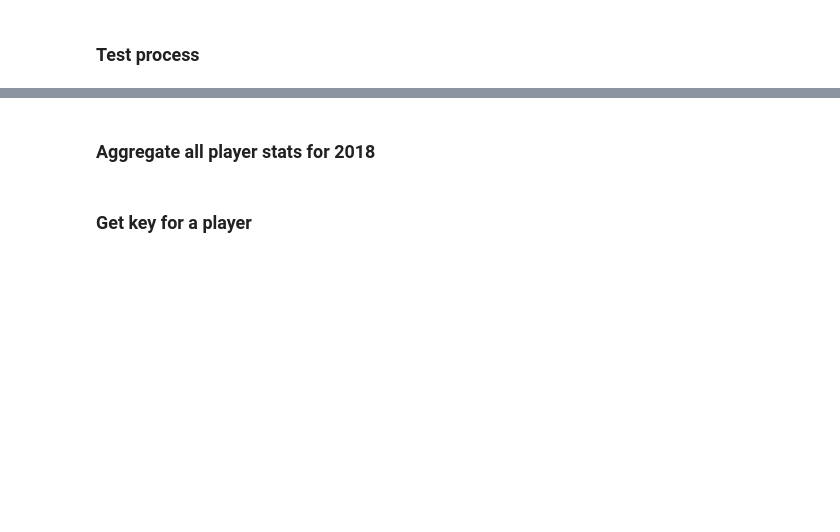
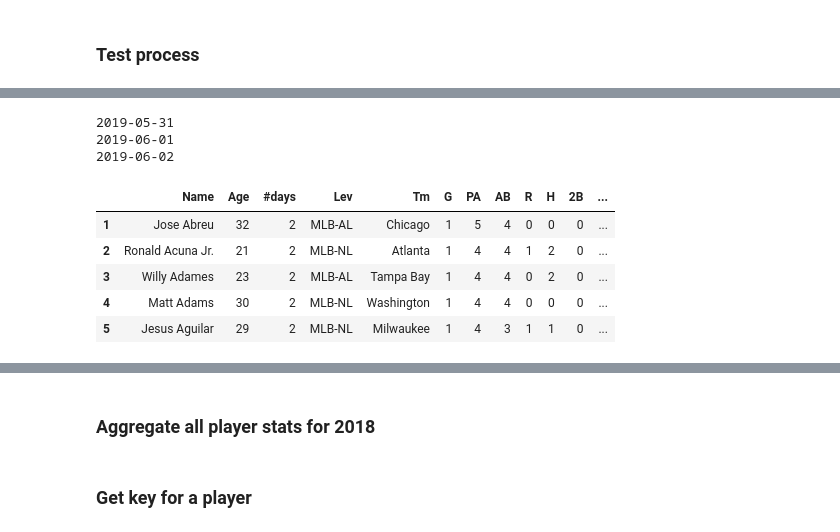
Before and after one commit to jessedow24/MLB_statTRAX, a Jupyter notebook: python/pybaseball_test.ipynb, the cells around one changed output, grey strips where cells are left out. Drawn from its saved outputs; the diff is of its cells as text; code cells hidden in the pictures; blank space fills up the shorter version.

Commit message:
# Bug fixes in regards to updating new data / saving CSV

```diff
--- a/python/pybaseball_test.ipynb
+++ b/python/pybaseball_test.ipynb
@@ -17,0 +62,31 @@ from process import batter_processing
+# %%
+#read_obj.update_raw_stats_df()
+import pybaseball as _pybaseball
+#dates_we_dont_got = ['2019-05-31', '2019-06-01', '2019-06-02']
+#new_df = _pd.DataFrame(preprocess.service.get_raw_stats(dates_we_dont_got))
+
+def get_raw_stats(season_days_so_far):
+        df_lst = []
+        for d in season_days_so_far:
+            print(d)
+            try:
+                tmp_df = _pybaseball.batting_stats_range(str(d), )
+                tmp_df['DATE'] = d
+                df_lst.append(tmp_df)
+            except:
+                continue
+        new_df = pd.concat(df_lst)
+        return new_df
+# %%
+df = get_raw_stats(['2019-05-31', '2019-06-01', '2019-06-02'])
+df.head()
+# %% [output]
+2019-05-31
+2019-06-01
+2019-06-02
+|  | Name | Age | #days | Lev | Tm | G | PA | AB | R | H | 2B | ... |
+| 1 | Jose Abreu | 32 | 2 | MLB-AL | Chicago | 1 | 5 | 4 | 0 | 0 | 0 | ... |
+| 2 | Ronald Acuna Jr. | 21 | 2 | MLB-NL | Atlanta | 1 | 4 | 4 | 1 | 2 | 0 | ... |
+| 3 | Willy Adames | 23 | 2 | MLB-AL | Tampa Bay | 1 | 4 | 4 | 0 | 2 | 0 | ... |
+| 4 | Matt Adams | 30 | 2 | MLB-NL | Washington | 1 | 4 | 4 | 0 | 0 | 0 | ... |
+| 5 | Jesus Aguilar | 29 | 2 | MLB-NL | Milwaukee | 1 | 4 | 3 | 1 | 1 | 0 | ... |
```
Also changed, not shown: parts of 10 cells of this notebook, 3 other files.
